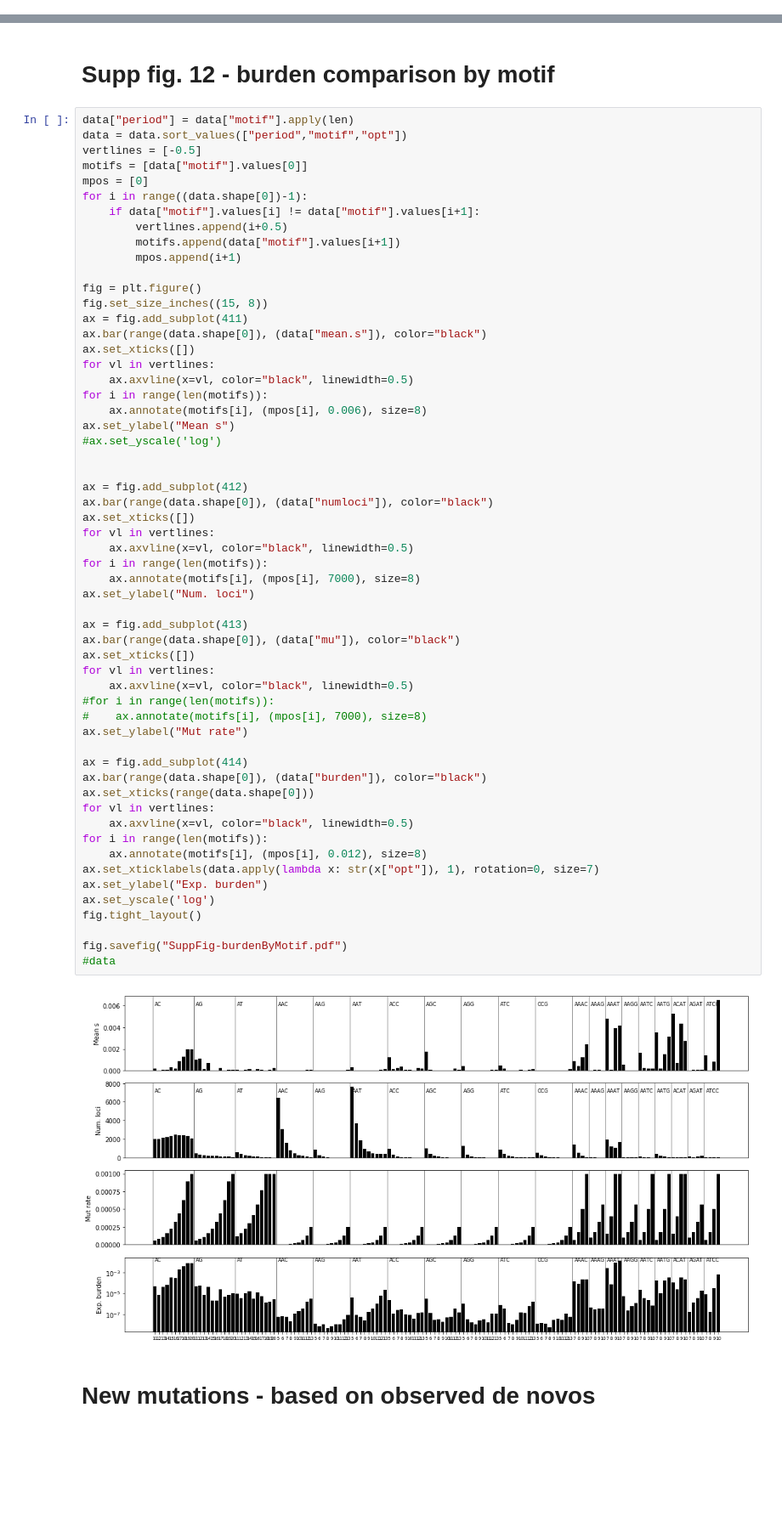
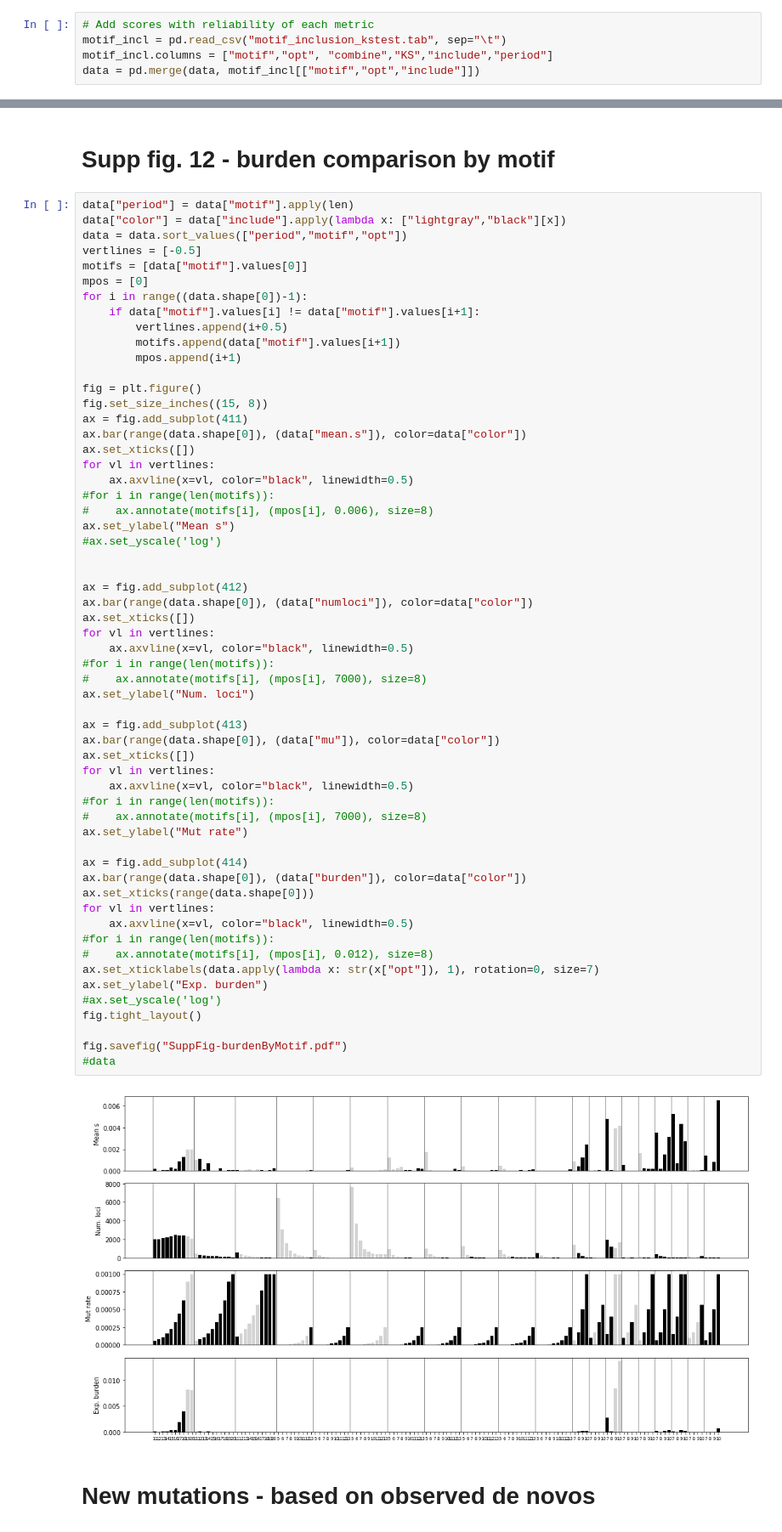
Before and after one commit to BonnieCSE/STRSelection, a Jupyter notebook: figures/Figure4-MG.ipynb, the cells around one changed output, grey strips where cells are left out. Shown at 85% size. Cells and saved outputs as stored; diff of their text form; blank space fills up the shorter version.

Commit message:
updating burden calculations

```diff
--- a/figures/Figure4-MG.ipynb
+++ b/figures/Figure4-MG.ipynb
@@ -130,0 +109,5 @@ Overall burden: 0.01900993554167439
+# %%
+# Add scores with reliability of each metric
+motif_incl = pd.read_csv("motif_inclusion_kstest.tab", sep="\t")
+motif_incl.columns = ["motif","opt", "combine","KS","include","period"]
+data = pd.merge(data, motif_incl[["motif","opt","include"]])
@@ -132,6 +164,7 @@ Overall burden: 0.01900993554167439
 # Supp fig. 12 - burden comparison by motif
 # %%
 data["period"] = data["motif"].apply(len)
+data["color"] = data["include"].apply(lambda x: ["lightgray","black"][x])
 data = data.sort_values(["period","motif","opt"])
 vertlines = [-0.5]
 motifs = [data["motif"].values[0]]
@@ -145,49 +178,49 @@ for i in range((data.shape[0])-1):
 fig = plt.figure()
 fig.set_size_inches((15, 8))
 ax = fig.add_subplot(411)
-ax.bar(range(data.shape[0]), (data["mean.s"]), color="black")
+ax.bar(range(data.shape[0]), (data["mean.s"]), color=data["color"])
 ax.set_xticks([])
 for vl in vertlines:
     ax.axvline(x=vl, color="black", linewidth=0.5)
-for i in range(len(motifs)):
-    ax.annotate(motifs[i], (mpos[i], 0.006), size=8)
+#for i in range(len(motifs)):
+#    ax.annotate(motifs[i], (mpos[i], 0.006), size=8)
 ax.set_ylabel("Mean s")
 #ax.set_yscale('log')
 
 
 ax = fig.add_subplot(412)
-ax.bar(range(data.shape[0]), (data["numloci"]), color="black")
+ax.bar(range(data.shape[0]), (data["numloci"]), color=data["color"])
 ax.set_xticks([])
 for vl in vertlines:
     ax.axvline(x=vl, color="black", linewidth=0.5)
-for i in range(len(motifs)):
-    ax.annotate(motifs[i], (mpos[i], 7000), size=8)
+#for i in range(len(motifs)):
+#    ax.annotate(motifs[i], (mpos[i], 7000), size=8)
 ax.set_ylabel("Num. loci")
 
 ax = fig.add_subplot(413)
-ax.bar(range(data.shape[0]), (data["mu"]), color="black")
+ax.bar(range(data.shape[0]), (data["mu"]), color=data["color"])
 ax.set_xticks([])
 for vl in vertlines:
     ax.axvline(x=vl, color="black", linewidth=0.5)
 #for i in range(len(motifs)):
 #    ax.annotate(motifs[i], (mpos[i], 7000), size=8)
 ax.set_ylabel("Mut rate")
 
 ax = fig.add_subplot(414)
-ax.bar(range(data.shape[0]), (data["burden"]), color="black")
+ax.bar(range(data.shape[0]), (data["burden"]), color=data["color"])
 ax.set_xticks(range(data.shape[0]))
 for vl in vertlines:
     ax.axvline(x=vl, color="black", linewidth=0.5)
-for i in range(len(motifs)):
-    ax.annotate(motifs[i], (mpos[i], 0.012), size=8)
+#for i in range(len(motifs)):
+#    ax.annotate(motifs[i], (mpos[i], 0.012), size=8)
 ax.set_xticklabels(data.apply(lambda x: str(x["opt"]), 1), rotation=0, size=7)
 ax.set_ylabel("Exp. burden")
-ax.set_yscale('log')
+#ax.set_yscale('log')
 fig.tight_layout()
 
 fig.savefig("SuppFig-burdenByMotif.pdf")
 #data
 # %% [output]
-[figure, old version]
+[figure, new version]
 # %% [markdown]
 # New mutations - based on observed de novos
```
Also changed, not shown: parts of 9 cells of this notebook, 1 other file.
